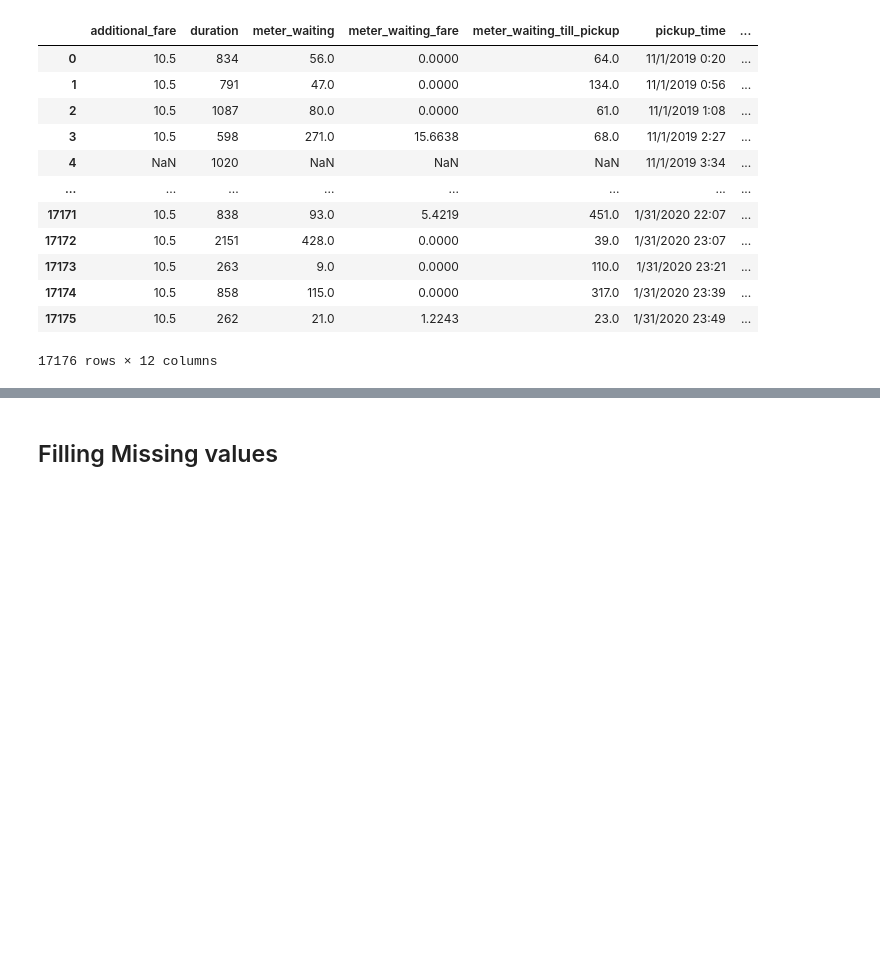
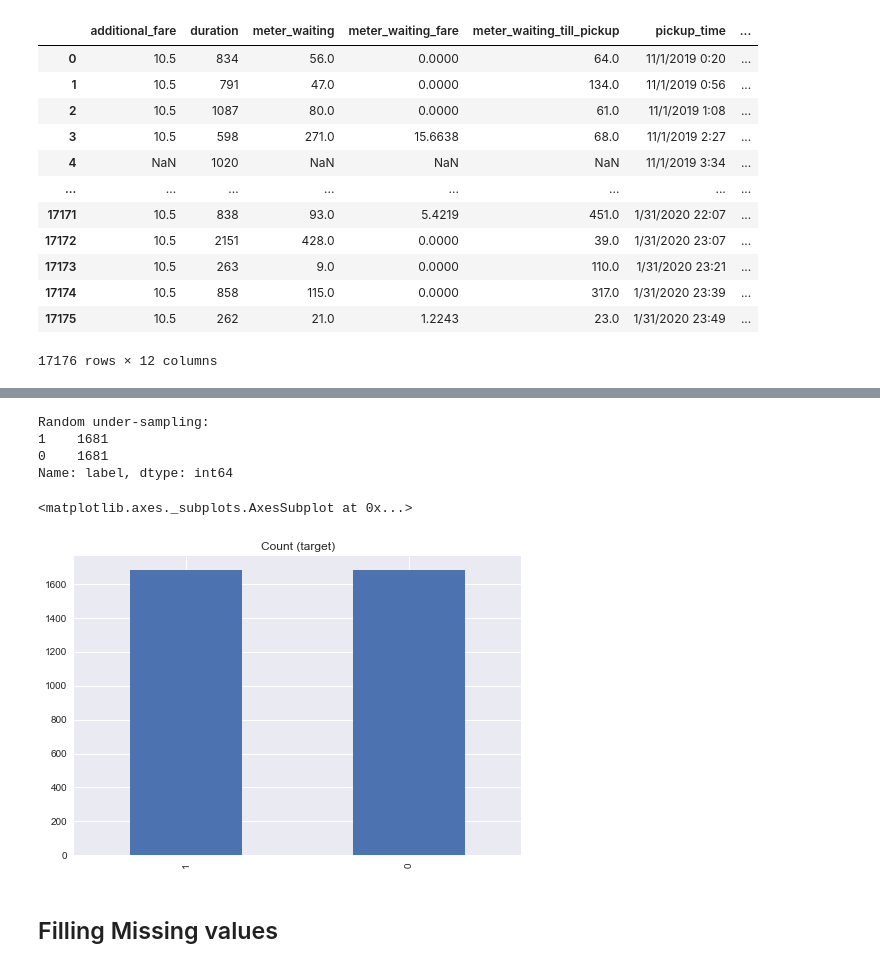
Before and after one commit to ThejanRupasinghe/Fare-Classification, a Jupyter notebook: code/random_forest.ipynb, the cells around one changed output, grey strips where cells are left out. Saved outputs shown, nothing was run; the diff lists cells and outputs as text; code cells hidden in the pictures; blank space fills up the shorter version.

```diff
--- a/code/random_forest.ipynb
+++ b/code/random_forest.ipynb
@@ -81,0 +95,20 @@ X
+# %%
+# Divide by class
+df_class_0 = train[train['label'] == 0]
+df_class_1 = train[train['label'] == 1]
+
+#Random under-sampling
+df_class_1_under = df_class_1.sample(target_count[0])
+df_test_under = pd.concat([df_class_1_under, df_class_0], axis=0)
+
+print('Random under-sampling:')
+print(df_test_under.label.value_counts())
+
+df_test_under.label.value_counts().plot(kind='bar', title='Count (target)')
+# %% [output]
+Random under-sampling:
+1    1681
+0    1681
+Name: label, dtype: int64
+<matplotlib.axes._subplots.AxesSubplot at 0x...>
+[figure, added]
```
Also changed, not shown: parts of 8 cells of this notebook, 4 other files.
